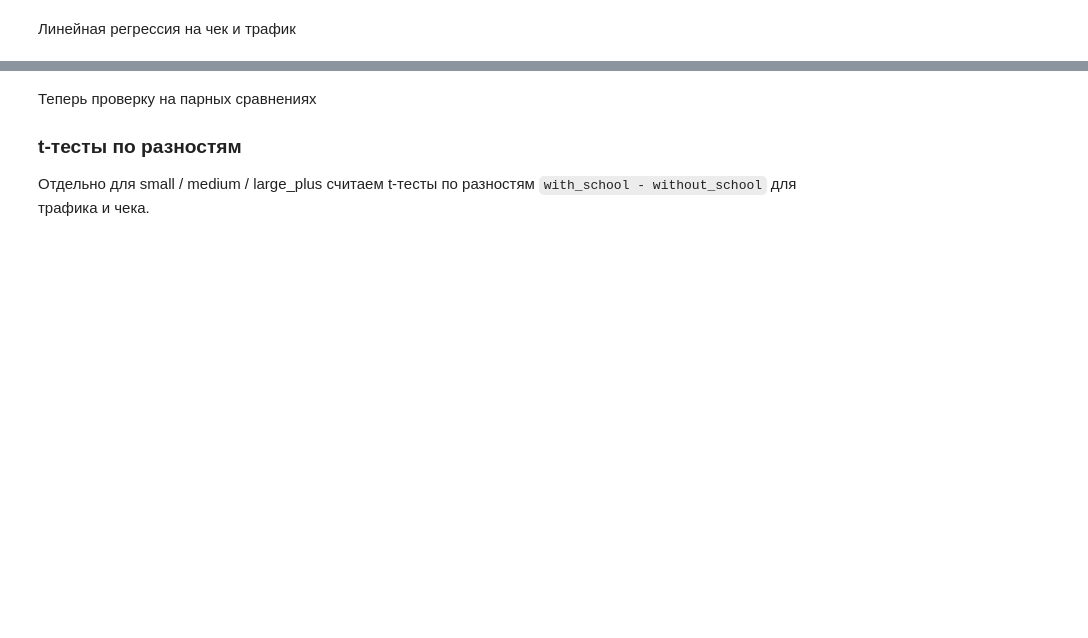
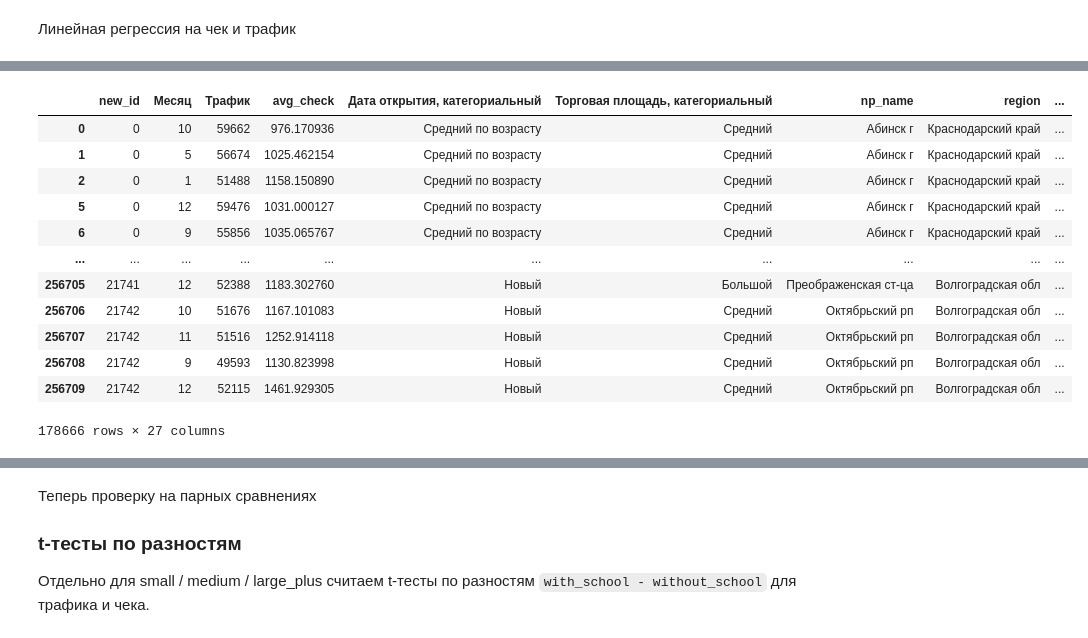
Before and after one commit to auftty/HDE-Analysis, a Jupyter notebook: reports/second_step.ipynb, the cells around one changed output, grey strips where cells are left out. Cells and saved outputs as stored; diff of their text form; code cells hidden in the pictures; blank space fills up the shorter version.

```diff
--- a/reports/second_step.ipynb
+++ b/reports/second_step.ipynb
@@ -103,3 +103,19 @@ reg_df[['np_name', 'region', 'traffic_ped', 'avg_check', 'ria_index', 'populatio
+# %%
+reg_df
+# %% [output]
+|  | new_id | Месяц | Трафик | avg_check | Дата открытия, категориальный | Торговая площадь, категориальный | np_name | region | ... |
+| 0 | 0 | 10 | 59662 | 976.170936 | Средний по возрасту | Средний | Абинск г | Краснодарский край | ... |
+| 1 | 0 | 5 | 56674 | 1025.462154 | Средний по возрасту | Средний | Абинск г | Краснодарский край | ... |
+| 2 | 0 | 1 | 51488 | 1158.150890 | Средний по возрасту | Средний | Абинск г | Краснодарский край | ... |
+| 5 | 0 | 12 | 59476 | 1031.000127 | Средний по возрасту | Средний | Абинск г | Краснодарский край | ... |
+| 6 | 0 | 9 | 55856 | 1035.065767 | Средний по возрасту | Средний | Абинск г | Краснодарский край | ... |
+| ... | ... | ... | ... | ... | ... | ... | ... | ... | ... |
+| 256705 | 21741 | 12 | 52388 | 1183.302760 | Новый | Большой | Преображенская ст-ца | Волгоградская обл | ... |
+| 256706 | 21742 | 10 | 51676 | 1167.101083 | Новый | Средний | Октябрьский рп | Волгоградская обл | ... |
+| 256707 | 21742 | 11 | 51516 | 1252.914118 | Новый | Средний | Октябрьский рп | Волгоградская обл | ... |
+| 256708 | 21742 | 9 | 49593 | 1130.823998 | Новый | Средний | Октябрьский рп | Волгоградская обл | ... |
+| 256709 | 21742 | 12 | 52115 | 1461.929305 | Новый | Средний | Октябрьский рп | Волгоградская обл | ... |
+178666 rows × 27 columns
 # %%
 formula_traffic = """
 traffic_ped ~ has_school + ria_index + population + C(size_group)
```
Also changed, not shown: parts of 9 cells of this notebook, 9 other files.
